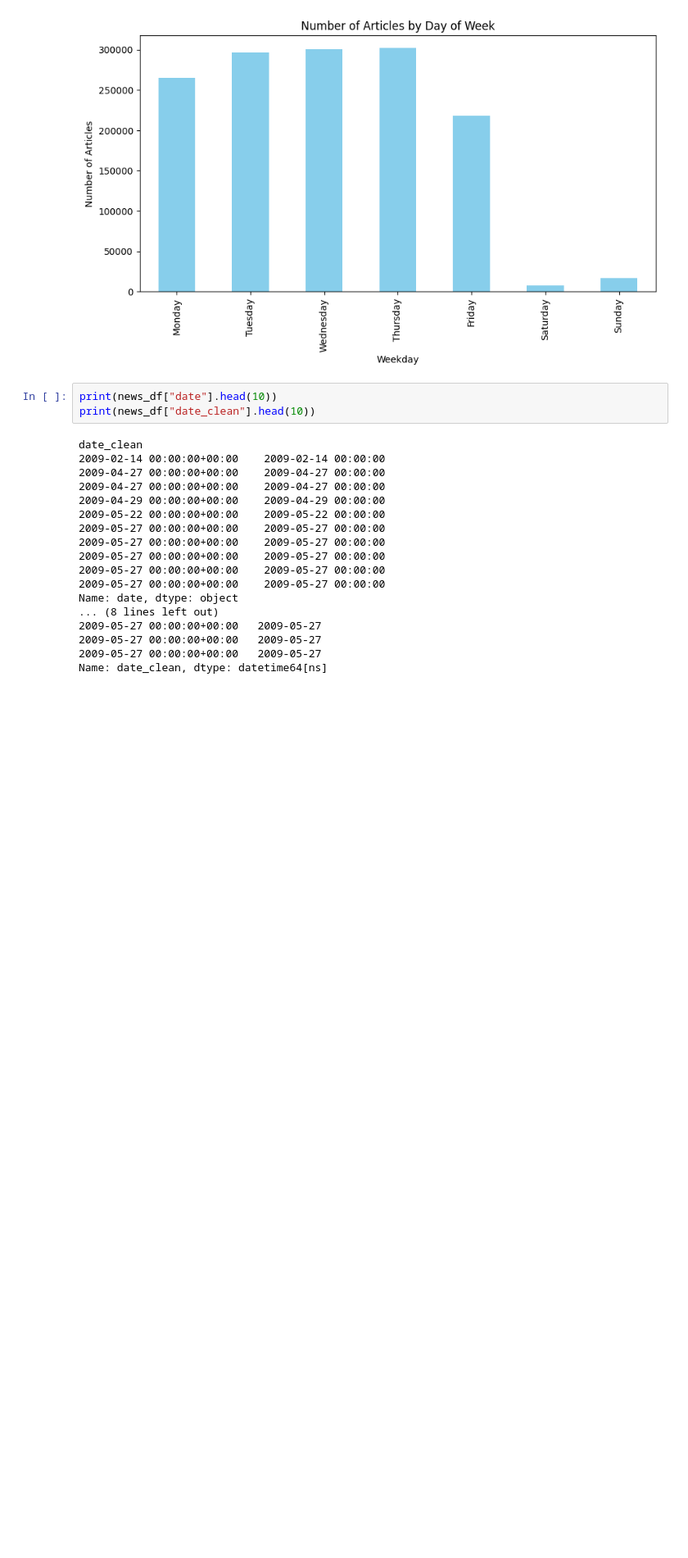
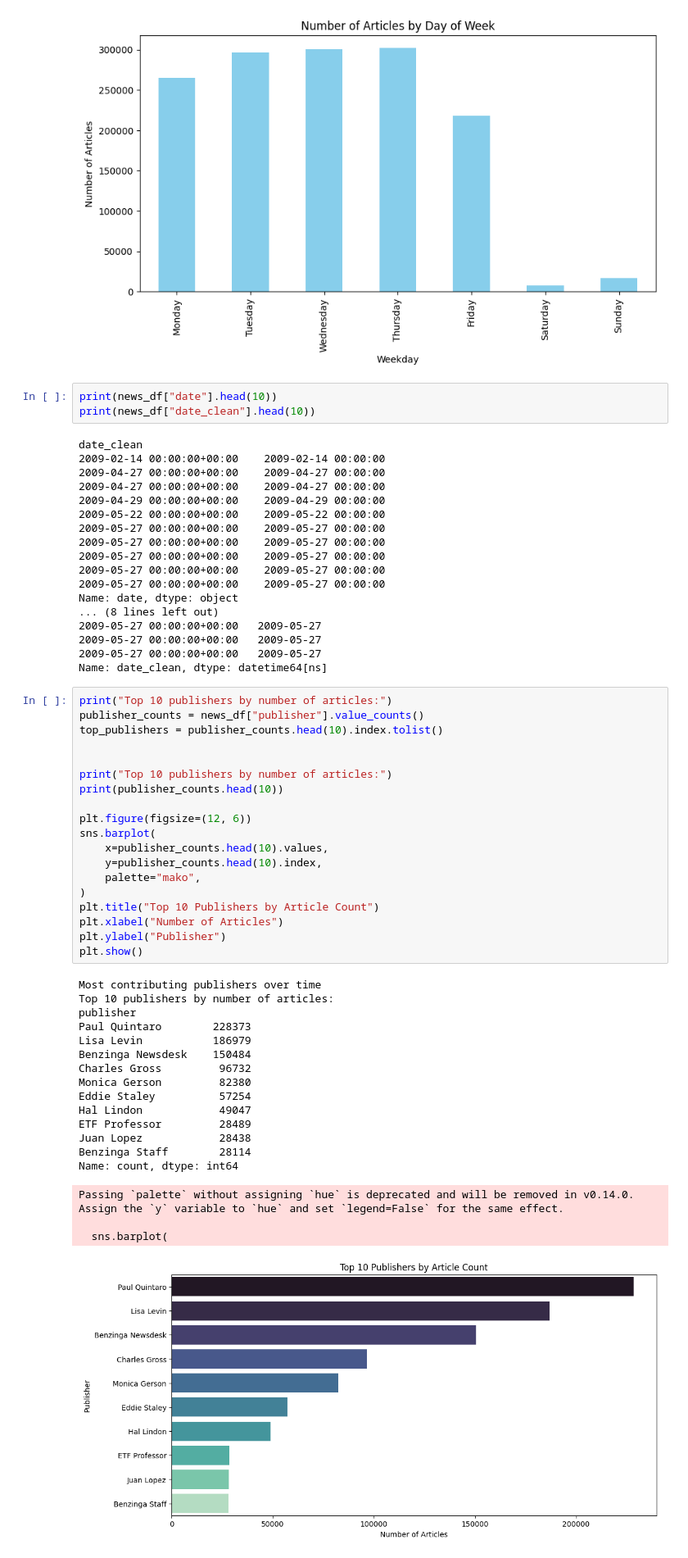
Before and after one commit to Elshaday97/sentiment-analysis-week1, a Jupyter notebook: notebooks/news_eda.ipynb, the cells around one changed output. Shown at 82% size. Saved outputs shown, nothing was run; the diff lists cells and outputs as text; blank space fills up the shorter version.

Commit message:
Fix: Publisher domain frequency

```diff
--- a/notebooks/news_eda.ipynb
+++ b/notebooks/news_eda.ipynb
@@ -285,3 +269,41 @@ Name: date, dtype: object
 2009-05-27 00:00:00+00:00   2009-05-27
 2009-05-27 00:00:00+00:00   2009-05-27
 Name: date_clean, dtype: datetime64[ns]
+# %%
+print("Top 10 publishers by number of articles:")
+publisher_counts = news_df["publisher"].value_counts()
+top_publishers = publisher_counts.head(10).index.tolist()
+
+
+print("Top 10 publishers by number of articles:")
+print(publisher_counts.head(10))
+
+plt.figure(figsize=(12, 6))
+sns.barplot(
+    x=publisher_counts.head(10).values,
+    y=publisher_counts.head(10).index,
+    palette="mako",
+)
+plt.title("Top 10 Publishers by Article Count")
+plt.xlabel("Number of Articles")
+plt.ylabel("Publisher")
+plt.show()
+# %% [output]
+Most contributing publishers over time
+Top 10 publishers by number of articles:
+publisher
+Paul Quintaro        228373
+Lisa Levin           186979
+Benzinga Newsdesk    150484
+Charles Gross         96732
+Monica Gerson         82380
+Eddie Staley          57254
+Hal Lindon            49047
+ETF Professor         28489
+Juan Lopez            28438
+Benzinga Staff        28114
+Name: count, dtype: int64
+Passing `palette` without assigning `hue` is deprecated and will be removed in v0.14.0. Assign the `y` variable to `hue` and set `legend=False` for the same effect.
+
+  sns.barplot(
+[figure, added]
```
Also changed, not shown: parts of 4 cells of this notebook, 1 other file.
